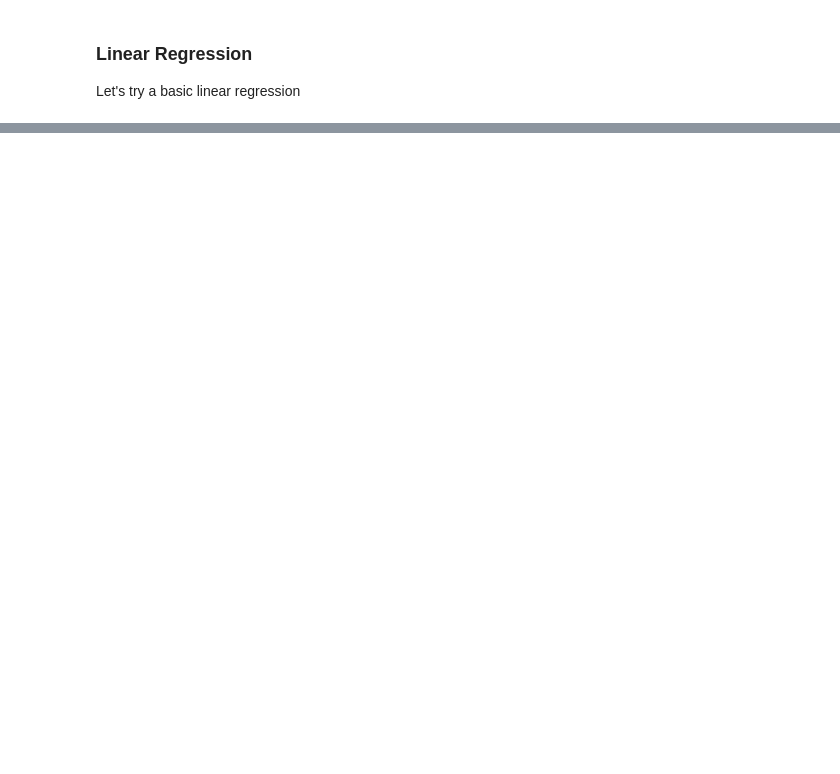
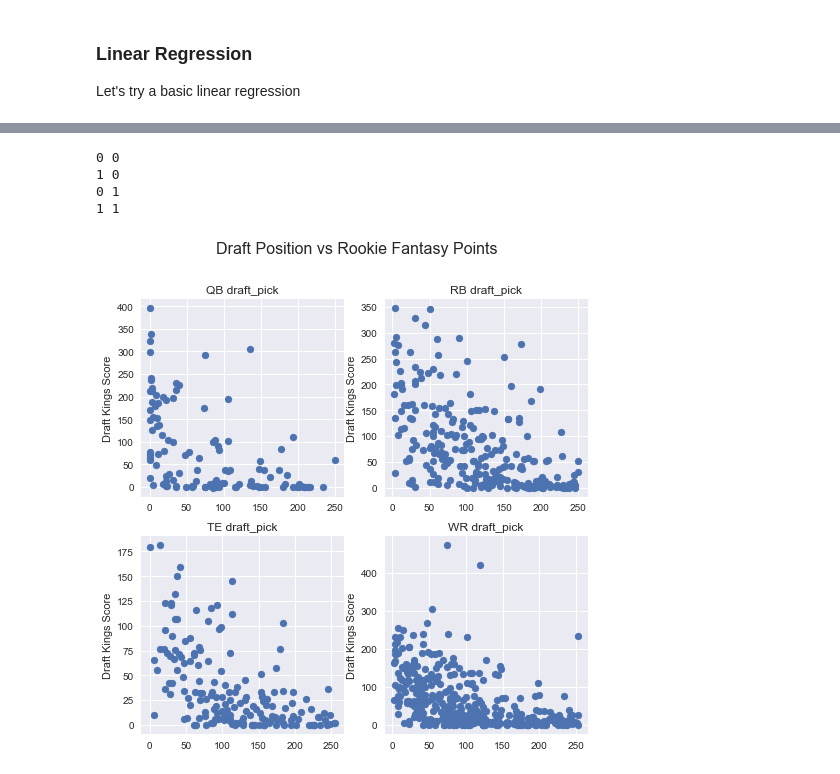
Before and after one commit to rogerfitz/tutorials, a Jupyter notebook: first_year_nfl_fantasy_performance/Analysis.ipynb, the cells around one changed output, grey strips where cells are left out. Drawn from its saved outputs; the diff is of its cells as text; code cells hidden in the pictures; blank space fills up the shorter version.

```diff
--- a/first_year_nfl_fantasy_performance/Analysis.ipynb
+++ b/first_year_nfl_fantasy_performance/Analysis.ipynb
@@ -236,0 +305,30 @@ R-squarerd 0.600481511018
+# %%
+from pandas.stats.api import ols
+df=scored_df.copy()
+#df=df.loc[(df>0).all(axis=1)]
+col_subset=['weight','forty_yd',"height",'bench_reps','broad_jump','cone','shuttle','vertical','draft_pick','draft_round']
+i=0
+j=0
+f, axes = plt.subplots(2,2,figsize=(8,8))
+for position,pos_df in df.groupby("position"):
+    if len(pos_df)<5:
+        continue
+    feature="draft_pick"
+    axes[j][i].scatter(x=pos_df[pos_df[feature]>0][feature],y=pos_df[pos_df[feature]>0]['dk_score'])
+    axes[j][i].set_title(position+" "+feature)
+
+    axes[j][i].set_ylabel("Draft Kings Score")
+    print(i,j)
+    i+=1
+    if i>=2:
+        i=0
+        j+=1
+
+f.suptitle("Draft Position vs Rookie Fantasy Points", fontsize=16)
+f.show()
+# %% [output]
+0 0
+1 0
+0 1
+1 1
+[figure, added]
```
Also changed, not shown: parts of 12 cells of this notebook, 2 other files.
